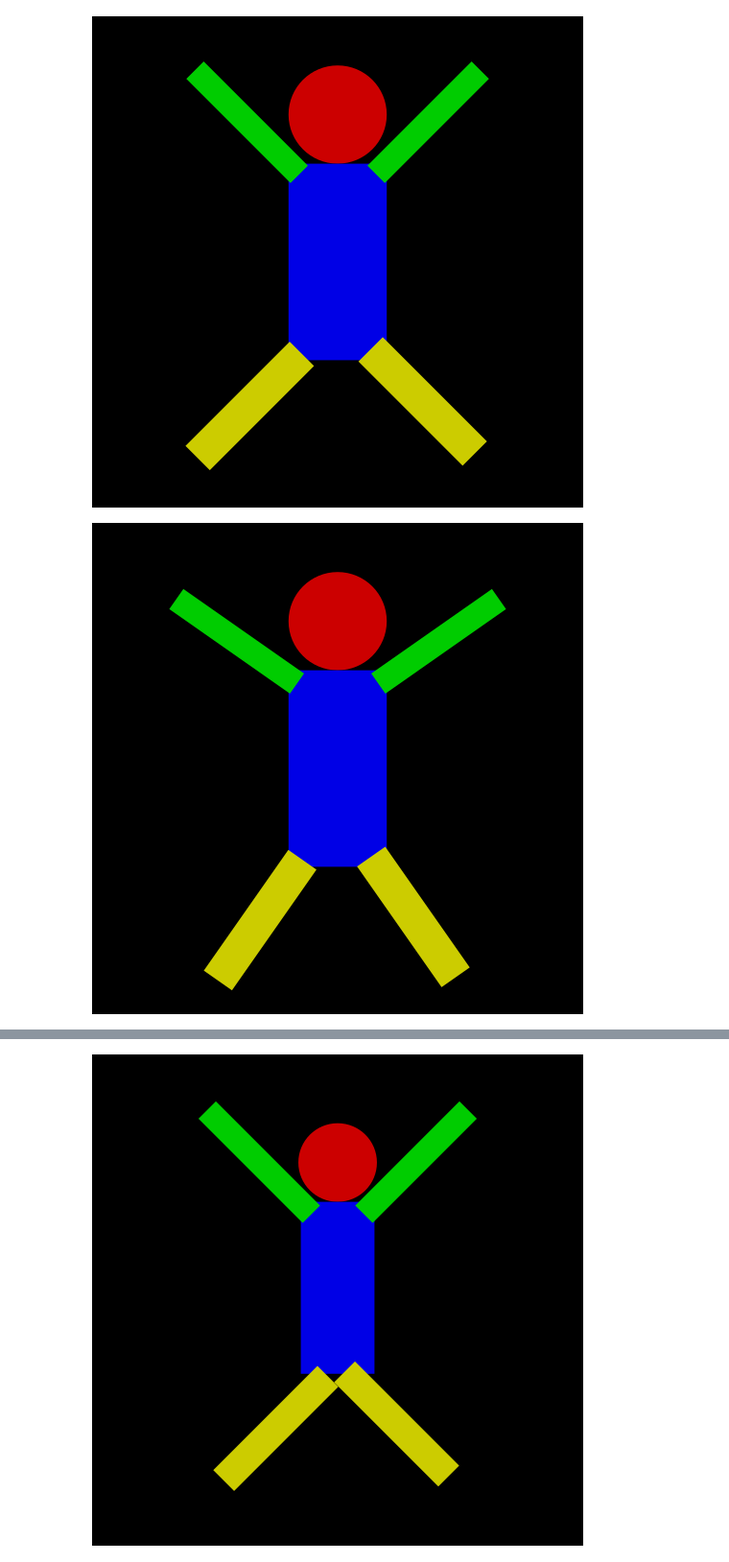
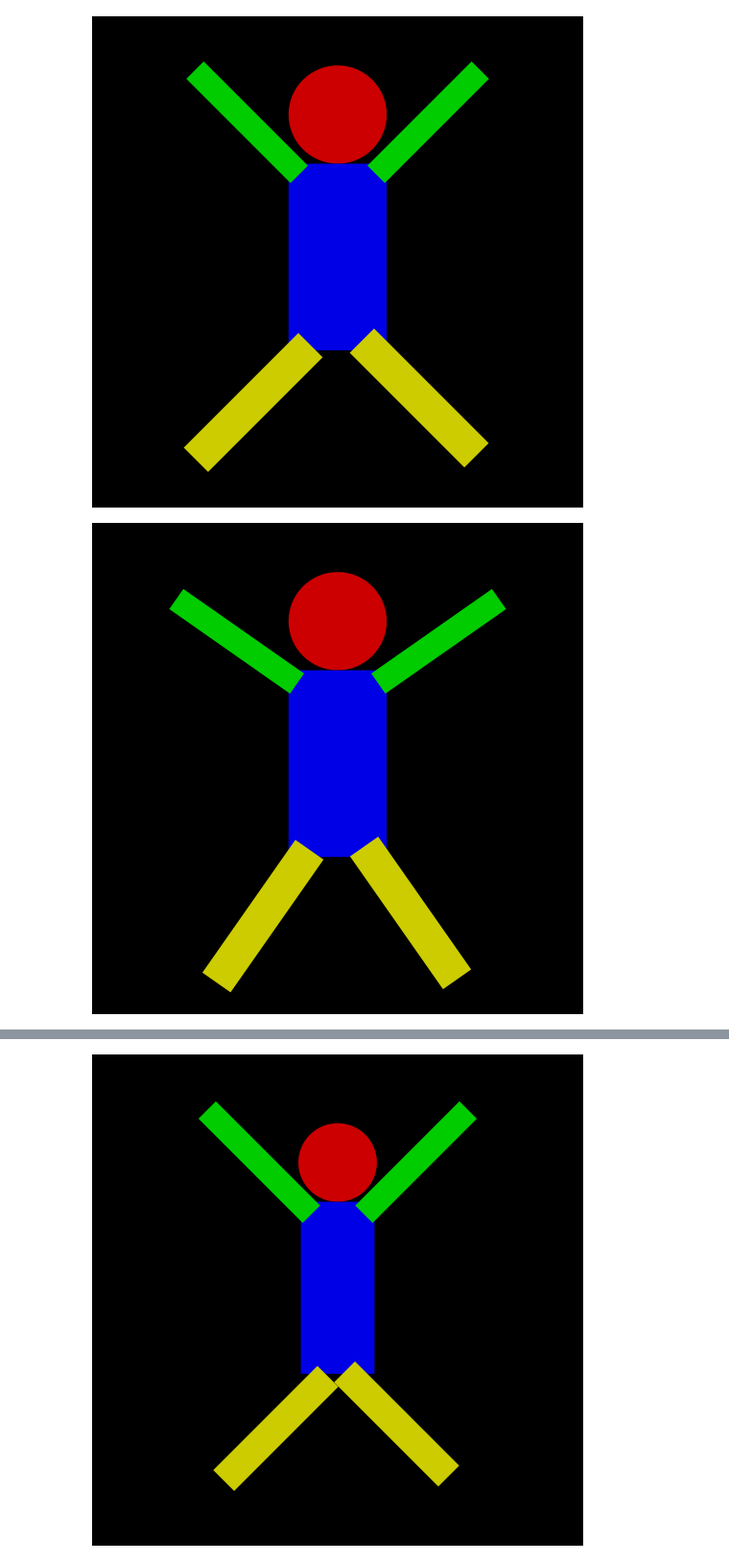
Before and after one commit to Aleks048/DL_regularization_project, a Jupyter notebook: code/cairo_draw2.ipynb, the cells around one changed output, grey strips where cells are left out. Shown at 96% size. Cells and saved outputs as stored; diff of their text form; code cells hidden in the pictures.

```diff
--- a/code/cairo_draw2.ipynb
+++ b/code/cairo_draw2.ipynb
@@ -15,36 +15,36 @@ for m in Move:
     men.append(ShapeGroup({
     'root': Transform(translation = (0.5, 0.2), children = ShapeGroup({
         'head': Circle(0, 0, 0.1, fill = (0.8, 0, 0)),
-        'body': Rectangle(-0.1, 0.1, 0.2, 0.4, fill = (0, 0, 0.9)),
+        'body': Rectangle(-0.1, 0.1, 0.2, 0.38, fill = (0, 0, 0.9)),
         #'body': Rectangle(-0.05, 0.1, 0.1, 0.4, fill = (0, 0, 0.9)),
         'left_arm': Transform(translation = (-0.05, 0.15), rotation = 135-m, children = ShapeGroup({
             'arm': Rectangle(-0.025, 0.04, 0.05, 0.3, fill = (0, 0.8, 0))
         })),
         'right_arm': Transform(translation = (0.05, 0.15), rotation = -135+m, children = ShapeGroup({
             'arm': Rectangle(-0.025, 0.04, 0.05, 0.3, fill = (0, 0.8, 0))
         })),
         'left_leg': Transform(translation = (-0.08, 0.48), rotation = 45-m, children = ShapeGroup({
-            'leg': Rectangle(-0.025, 0., 0.07, 0.3, fill = (0.8, 0.8, 0))
+            'leg': Rectangle(-0.025, -0.025, 0.07, 0.33, fill = (0.8, 0.8, 0))
         })),
         'right_left': Transform(translation = (0.06, 0.485), rotation = -45+m, children = ShapeGroup({
-            'arm': Rectangle(-0.025, 0., 0.07, 0.3, fill = (0.8, 0.8, 0))
+            'arm': Rectangle(-0.025, -0.025, 0.07, 0.33, fill = (0.8, 0.8, 0))
         })),
        }))
     }))
 
 def draw_men(men):
     scale = 512
     inv_scale = 1. / scale
     size = (scale, scale)
     surface = cairo.ImageSurface(cairo.FORMAT_RGB24, *size)
     ctx = cairo.Context(surface)
     ctx.scale(*size)
 
     men.draw(ctx)
 
     display(surface_to_image(surface))
 for i in range(len(men)):
     draw_men(men[i])
 # %% [output]
-[figure, old version]
+[figure, new version]
-[figure, old version]
+[figure, new version]
```
Also changed, not shown: parts of 2 cells of this notebook.
